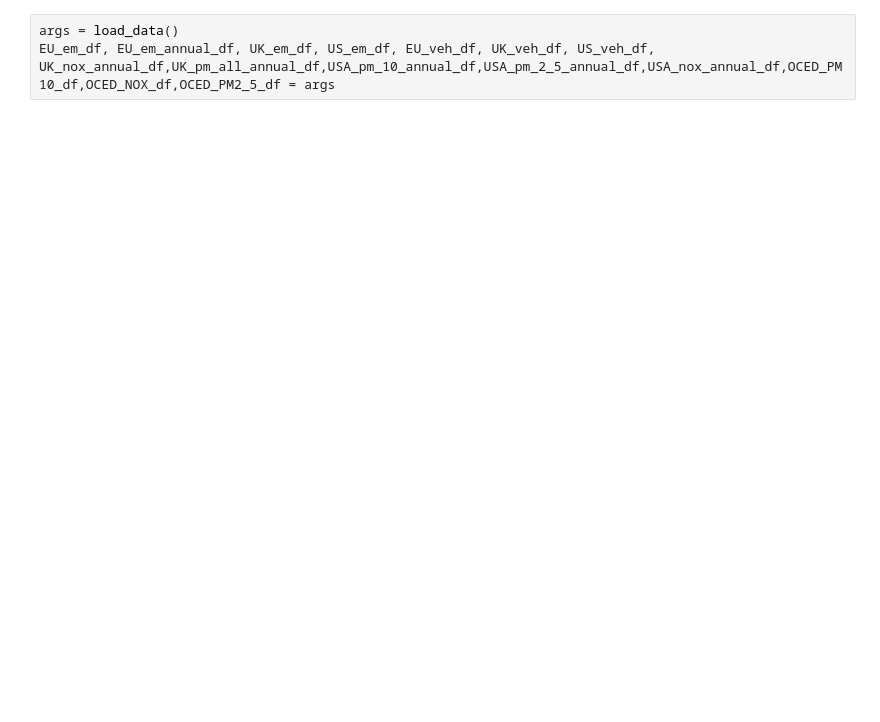
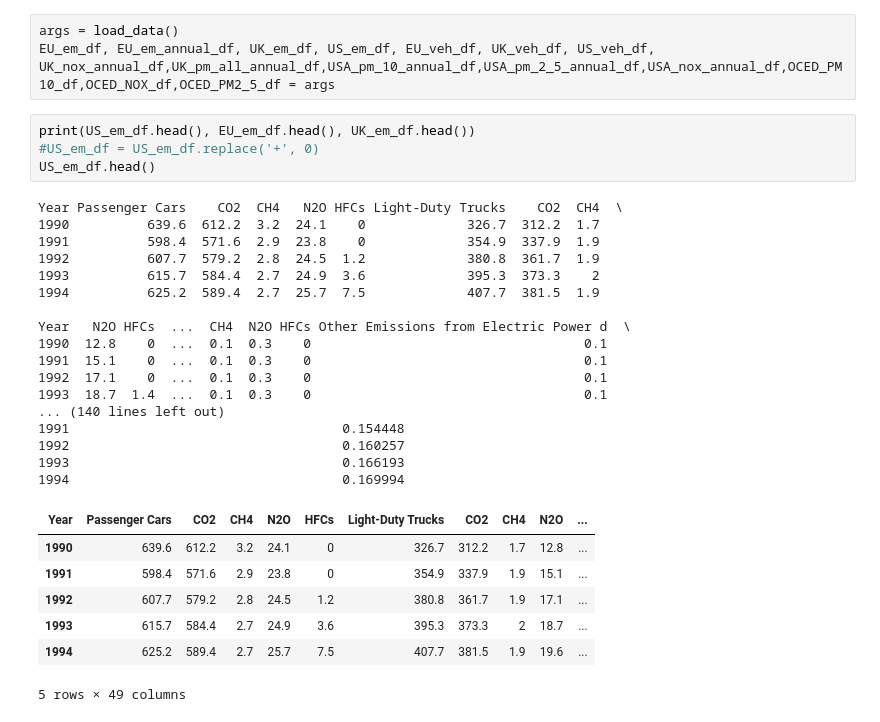
Before and after one commit to IsaacJohnEvans/EV_affect_on_emissions, a Jupyter notebook: pred.ipynb, the cells around one changed output. Drawn from its saved outputs; the diff is of its cells as text; blank space fills up the shorter version.

Commit message:
working for other emissions datasets

```diff
--- a/pred.ipynb
+++ b/pred.ipynb
@@ -80,6 +107,35 @@ def create_model(layers, input_shape):
 # %%
 args = load_data()
 EU_em_df, EU_em_annual_df, UK_em_df, US_em_df, EU_veh_df, UK_veh_df, US_veh_df, UK_nox_annual_df,UK_pm_all_annual_df,USA_pm_10_annual_df,USA_pm_2_5_annual_df,USA_nox_annual_df,OCED_PM10_df,OCED_NOX_df,OCED_PM2_5_df = args
+# %%
+print(US_em_df.head(), EU_em_df.head(), UK_em_df.head())
+#US_em_df = US_em_df.replace('+', 0)
+US_em_df.head()
+# %% [output]
+Year Passenger Cars    CO2  CH4   N2O HFCs Light-Duty Trucks    CO2  CH4  \
+1990          639.6  612.2  3.2  24.1    0             326.7  312.2  1.7
+1991          598.4  571.6  2.9  23.8    0             354.9  337.9  1.9
+1992          607.7  579.2  2.8  24.5  1.2             380.8  361.7  1.9
+1993          615.7  584.4  2.7  24.9  3.6             395.3  373.3    2
+1994          625.2  589.4  2.7  25.7  7.5             407.7  381.5  1.9
+
+Year   N2O HFCs  ...  CH4  N2O HFCs Other Emissions from Electric Power d  \
+1990  12.8    0  ...  0.1  0.3    0                                   0.1
+1991  15.1    0  ...  0.1  0.3    0                                   0.1
+1992  17.1    0  ...  0.1  0.3    0                                   0.1
+1993  18.7  1.4  ...  0.1  0.3    0                                   0.1
+... (140 lines left out)
+1991                                   0.154448
+1992                                   0.160257
+1993                                   0.166193
+1994                                   0.169994
+| Year | Passenger Cars | CO2 | CH4 | N2O | HFCs | Light-Duty Trucks | CO2 | CH4 | N2O | ... |
+| 1990 | 639.6 | 612.2 | 3.2 | 24.1 | 0 | 326.7 | 312.2 | 1.7 | 12.8 | ... |
+| 1991 | 598.4 | 571.6 | 2.9 | 23.8 | 0 | 354.9 | 337.9 | 1.9 | 15.1 | ... |
+| 1992 | 607.7 | 579.2 | 2.8 | 24.5 | 1.2 | 380.8 | 361.7 | 1.9 | 17.1 | ... |
+| 1993 | 615.7 | 584.4 | 2.7 | 24.9 | 3.6 | 395.3 | 373.3 | 2 | 18.7 | ... |
+| 1994 | 625.2 | 589.4 | 2.7 | 25.7 | 7.5 | 407.7 | 381.5 | 1.9 | 19.6 | ... |
+5 rows × 49 columns
 # %%
 time_step = 1
 data_memory = 5
```
Also changed, not shown: parts of 6 cells of this notebook, 25 other files.
